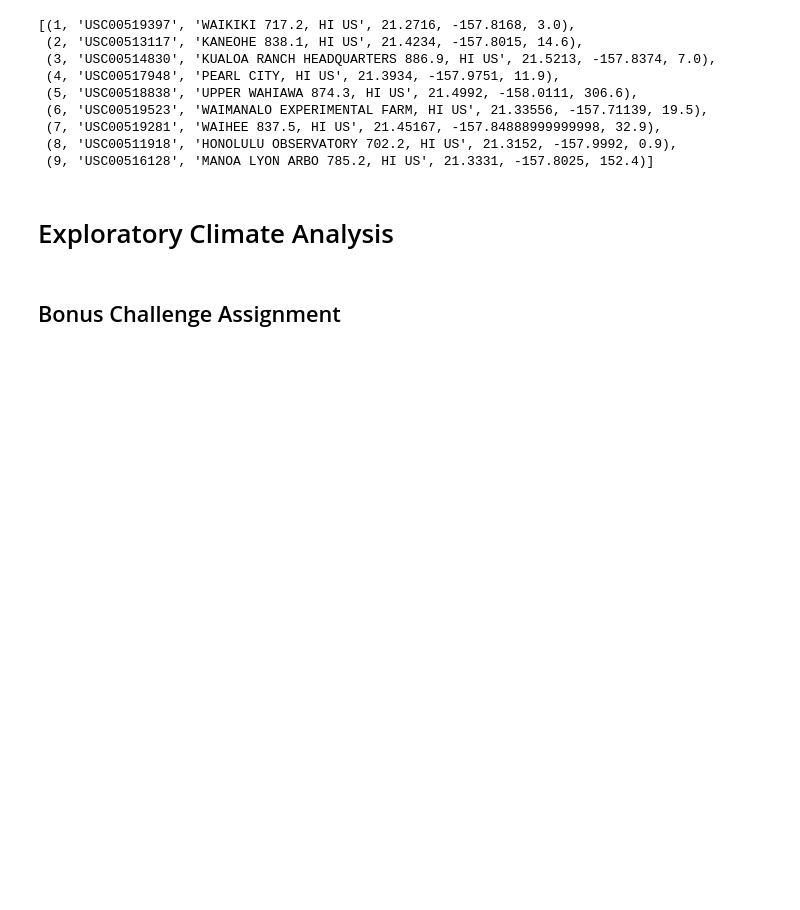
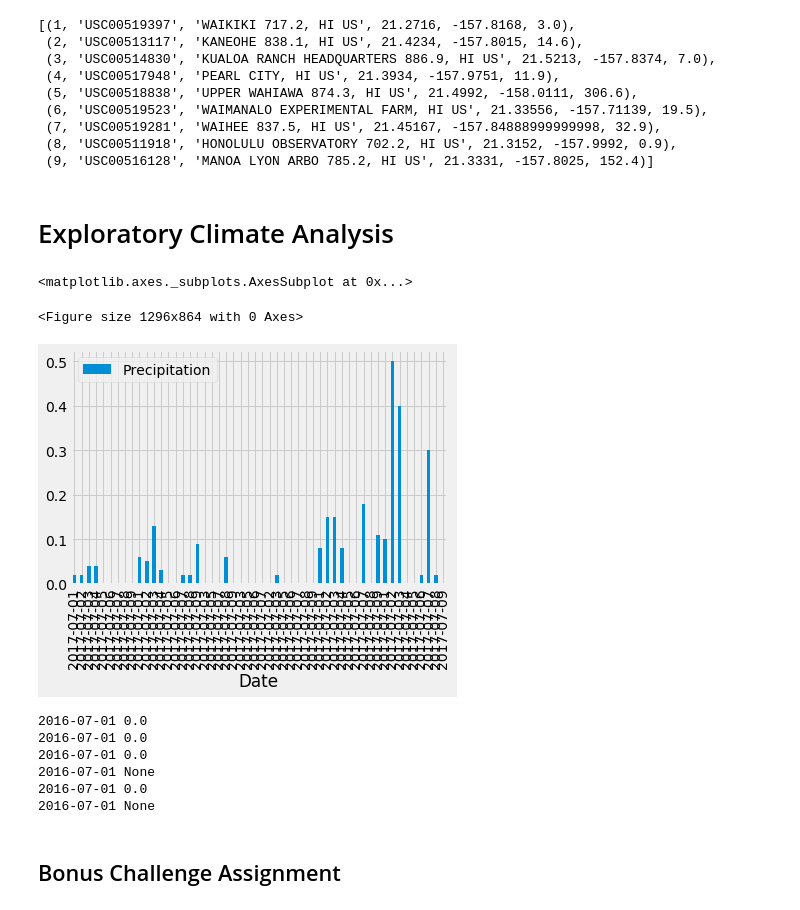
Before and after one commit to ejbaq49/sqlalchemy-challenge, a Jupyter notebook: climate_starter.ipynb, the cells around one changed output. Saved outputs shown, nothing was run; the diff lists cells and outputs as text; code cells hidden in the pictures; blank space fills up the shorter version.

```diff
--- a/climate_starter.ipynb
+++ b/climate_starter.ipynb
@@ -95,17 +95,50 @@ elevation FLOAT
 # %% [markdown]
 # Exploratory Climate Analysis
 # %%
+from datetime import datetime
 # Design a query to retrieve the last 12 months of precipitation data and plot the results
 
 # Calculate the date 1 year ago from the last data point in the database
+# COMMENT: this request makes no sense and seems like we need 1 year of data when we only need trip duration of 3-15 days
+
+# using max date of 2017-08-23 to get a good 10 day date range for my trip
+session.query(Measurement.date).order_by(Measurement.date.desc()).first()
 
 # Perform a query to retrieve the data and precipitation scores
+last_12_precip = session.query(Measurement.date, Measurement.prcp).filter(Measurement.date >= '2017-07-01').\
+    filter(Measurement.date < '2017-07-10')
+
+# Print data
+# for row in last_12_precip:
+#     print(row.date, row.prcp)
 
 # Save the query results as a Pandas DataFrame and set the index to the date column
+df = pd.DataFrame(last_12_precip, columns=['Date', 'Precipitation'])
+df.set_index('Date', inplace=True)
 
 # Sort the dataframe by date
+df.sort_index()
+df
 
 # Use Pandas Plotting with Matplotlib to plot the data
+# df.plot.bar()
+plt.figure(figsize=(18,12))
+df.plot.bar()
+# %% [output]
+<matplotlib.axes._subplots.AxesSubplot at 0x...>
+<Figure size 1296x864 with 0 Axes>
+[figure, added]
+# %%
+rawdata = session.query(Measurement.date, Measurement.prcp).filter(Measurement.date == '2016-07-01')
+for row in rawdata:
+    print(row.date, row.prcp)
+# %% [output]
+2016-07-01 0.0
+2016-07-01 0.0
+2016-07-01 0.0
+2016-07-01 None
+2016-07-01 0.0
+2016-07-01 None
 # %%
 # Use Pandas to calcualte the summary statistics for the precipitation data
 # %%
```
Also changed, not shown: parts of 2 cells of this notebook.
